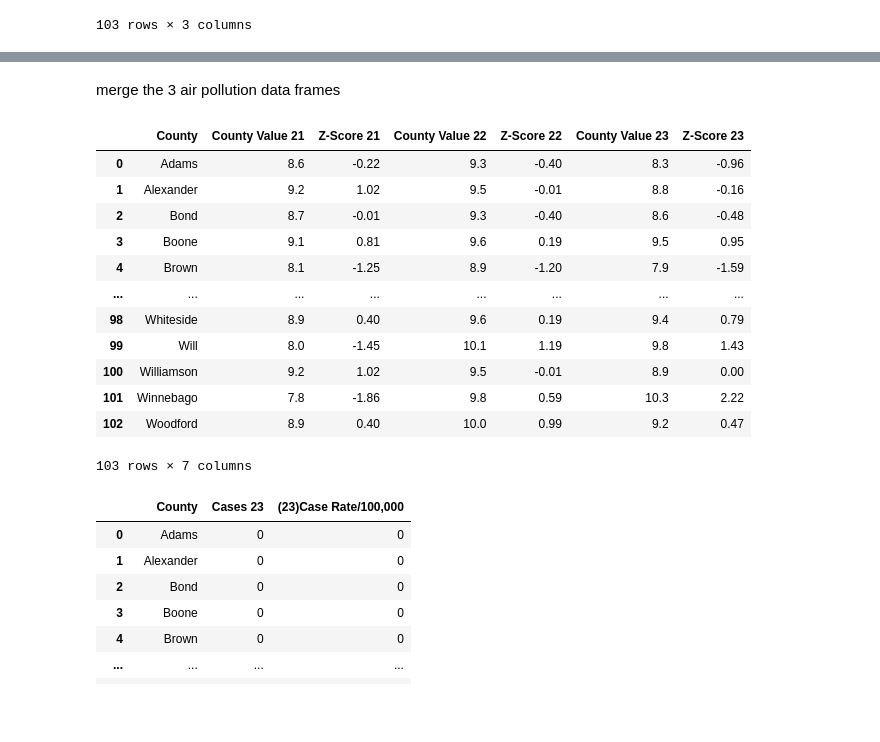
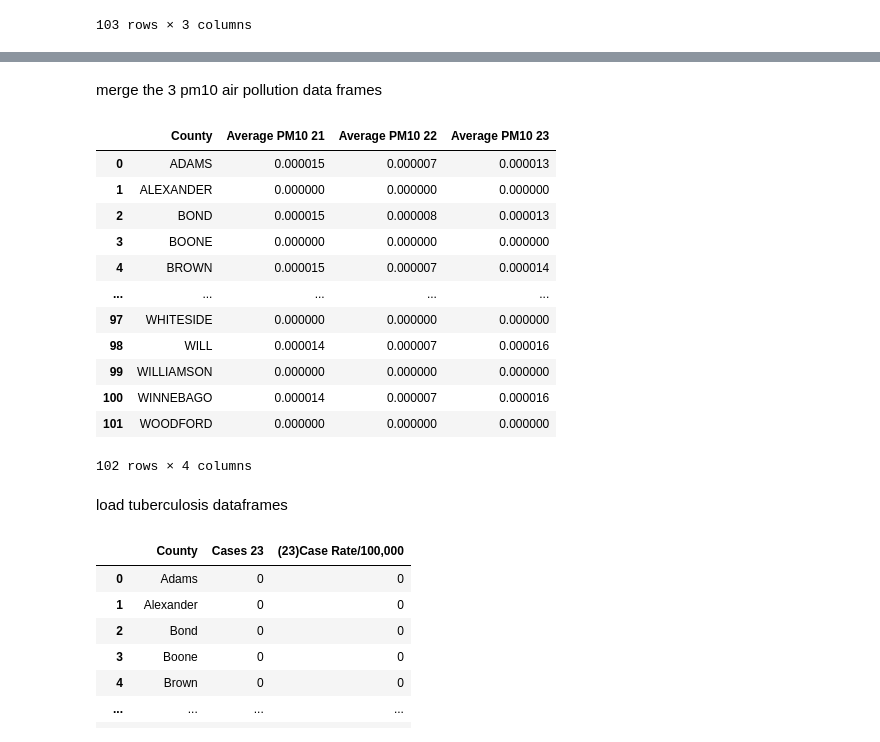
Before and after one commit to christineCLWong/idph_air_pollution_infectious, a Jupyter notebook: tuberculosis.ipynb, the cells around one changed output, grey strips where cells are left out. Cells and saved outputs as stored; diff of their text form; code cells hidden in the pictures; blank space fills up the shorter version.

```diff
--- a/tuberculosis.ipynb
+++ b/tuberculosis.ipynb
@@ -33,0 +38,10 @@ df_air23
+# %%
+df_air_10_23 = pd.read_csv("pm10_2023_mean.csv")
+df_air_10_23.rename(columns={'Average PM10': 'Average PM10 23'}, inplace=True)
+
+df_air_10_22 = pd.read_csv("pm10_2022_mean.csv")
+df_air_10_22.rename(columns={'Average PM10': 'Average PM10 22'}, inplace=True)
+
+df_air_10_21 = pd.read_csv("pm10_2021_mean.csv")
+df_air_10_21.rename(columns={'Average PM10': 'Average PM10 21'}, inplace=True)
+df_air_10_21
@@ -34,24 +83,25 @@ df_air23
 # %% [markdown]
-merge the 3 air pollution data frames
+merge the 3 pm10 air pollution data frames
 # %%
-df_22_23 = pd.merge(df_air22, df_air23, on = 'County', how = 'outer')
-df_22_23
-df_air = pd.merge(df_air21, df_22_23, on = 'County', how = 'outer')
-df_air
+df_22_23_pm10 = pd.merge(df_air_10_22, df_air_10_23, on = 'County', how = 'outer')
+df_air_pm10 = pd.merge(df_air_10_21, df_22_23_pm10, on = 'County', how = 'outer')
+df_air_pm10
 # %% [output]
-|  | County | County Value 21 | Z-Score 21 | County Value 22 | Z-Score 22 | County Value 23 | Z-Score 23 |
-| 0 | Adams | 8.6 | -0.22 | 9.3 | -0.40 | 8.3 | -0.96 |
-| 1 | Alexander | 9.2 | 1.02 | 9.5 | -0.01 | 8.8 | -0.16 |
-| 2 | Bond | 8.7 | -0.01 | 9.3 | -0.40 | 8.6 | -0.48 |
-| 3 | Boone | 9.1 | 0.81 | 9.6 | 0.19 | 9.5 | 0.95 |
-| 4 | Brown | 8.1 | -1.25 | 8.9 | -1.20 | 7.9 | -1.59 |
-| ... | ... | ... | ... | ... | ... | ... | ... |
-| 98 | Whiteside | 8.9 | 0.40 | 9.6 | 0.19 | 9.4 | 0.79 |
-| 99 | Will | 8.0 | -1.45 | 10.1 | 1.19 | 9.8 | 1.43 |
-| 100 | Williamson | 9.2 | 1.02 | 9.5 | -0.01 | 8.9 | 0.00 |
-| 101 | Winnebago | 7.8 | -1.86 | 9.8 | 0.59 | 10.3 | 2.22 |
-| 102 | Woodford | 8.9 | 0.40 | 10.0 | 0.99 | 9.2 | 0.47 |
+|  | County | Average PM10 21 | Average PM10 22 | Average PM10 23 |
+| 0 | ADAMS | 0.000015 | 0.000007 | 0.000013 |
+| 1 | ALEXANDER | 0.000000 | 0.000000 | 0.000000 |
+| 2 | BOND | 0.000015 | 0.000008 | 0.000013 |
+| 3 | BOONE | 0.000000 | 0.000000 | 0.000000 |
+| 4 | BROWN | 0.000015 | 0.000007 | 0.000014 |
+| ... | ... | ... | ... | ... |
+| 97 | WHITESIDE | 0.000000 | 0.000000 | 0.000000 |
+| 98 | WILL | 0.000014 | 0.000007 | 0.000016 |
+| 99 | WILLIAMSON | 0.000000 | 0.000000 | 0.000000 |
+| 100 | WINNEBAGO | 0.000014 | 0.000007 | 0.000016 |
+| 101 | WOODFORD | 0.000000 | 0.000000 | 0.000000 |
-103 rows × 7 columns
+102 rows × 4 columns
+# %% [markdown]
+load tuberculosis dataframes
 # %%
 df_tub23 = pd.read_csv("2023 Illinois Tuberculosis Case Rates per 100,000 Population (1).csv")
 df_tub23.rename(columns={'Cases': 'Cases 23', 'Case Rate per 100,000 Population': '(23)Case Rate/100,000'}, inplace=True)
```
Also changed, not shown: parts of 35 cells of this notebook.
